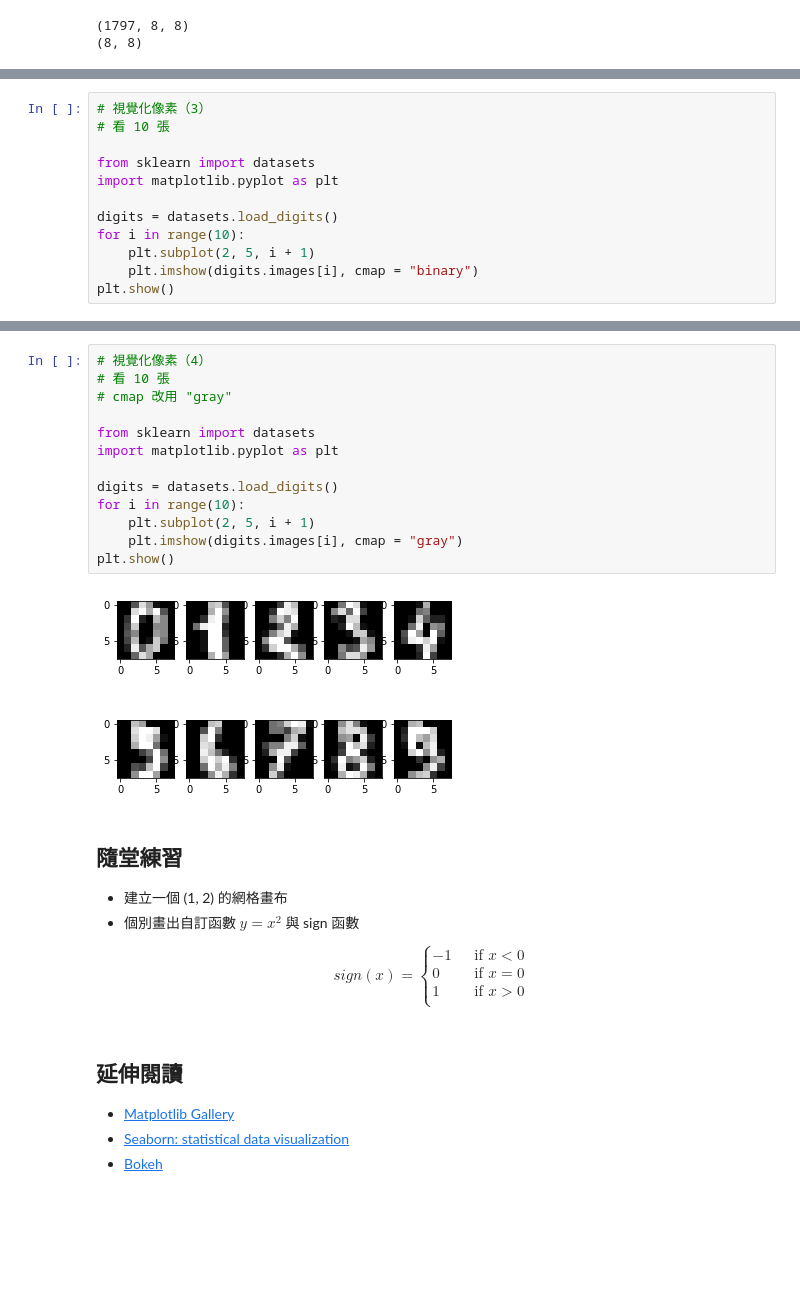
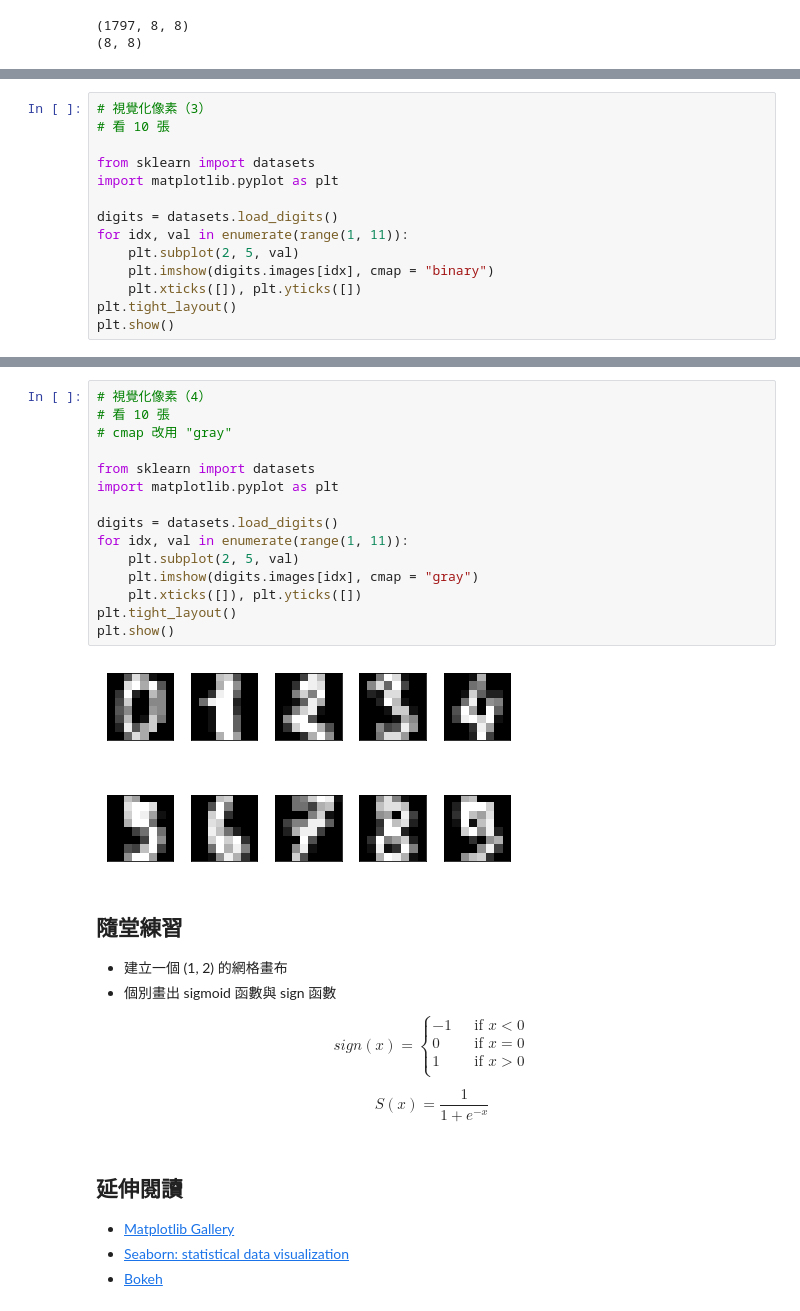
Before and after one commit to yaojenkuo/python_4_ds, a Jupyter notebook: ch10.ipynb, the cells around one changed output, grey strips where cells are left out. Cells and saved outputs as stored; diff of their text form; blank space fills up the shorter version.

```diff
--- a/ch10.ipynb
+++ b/ch10.ipynb
@@ -295,8 +571,10 @@ from sklearn import datasets
 import matplotlib.pyplot as plt
 
 digits = datasets.load_digits()
-for i in range(10):
-    plt.subplot(2, 5, i + 1)
-    plt.imshow(digits.images[i], cmap = "binary")
+for idx, val in enumerate(range(1, 11)):
+    plt.subplot(2, 5, val)
+    plt.imshow(digits.images[idx], cmap = "binary")
+    plt.xticks([]), plt.yticks([])
+plt.tight_layout()
 plt.show()
 # %% [output]
@@ -304,23 +582,25 @@ plt.show()
 # %%
 # 視覺化像素（4）
 # 看 10 張
 # cmap 改用 "gray"
 
 from sklearn import datasets
 import matplotlib.pyplot as plt
 
 digits = datasets.load_digits()
-for i in range(10):
-    plt.subplot(2, 5, i + 1)
-    plt.imshow(digits.images[i], cmap = "gray")
+for idx, val in enumerate(range(1, 11)):
+    plt.subplot(2, 5, val)
+    plt.imshow(digits.images[idx], cmap = "gray")
+    plt.xticks([]), plt.yticks([])
+plt.tight_layout()
 plt.show()
 # %% [output]
-[figure, old version]
+[figure, new version]
 # %% [markdown]
 ## 隨堂練習
 
 - 建立一個 (1, 2) 的網格畫布
-- 個別畫出自訂函數 $y = x^2$ 與 sign 函數
+- 個別畫出 sigmoid 函數與 sign 函數
 
 $$
 sign(x) =
@@ -330,6 +610,8 @@ sign(x) =
     1  & \quad \text{if } x > 0\\
   \end{cases}
 $$
+
+$$S(x) = \frac{1}{1 + e^{-x}}$$
 # %% [markdown]
 ## 延伸閱讀
 
```
Also changed, not shown: parts of 54 cells of this notebook, 1 other file.
